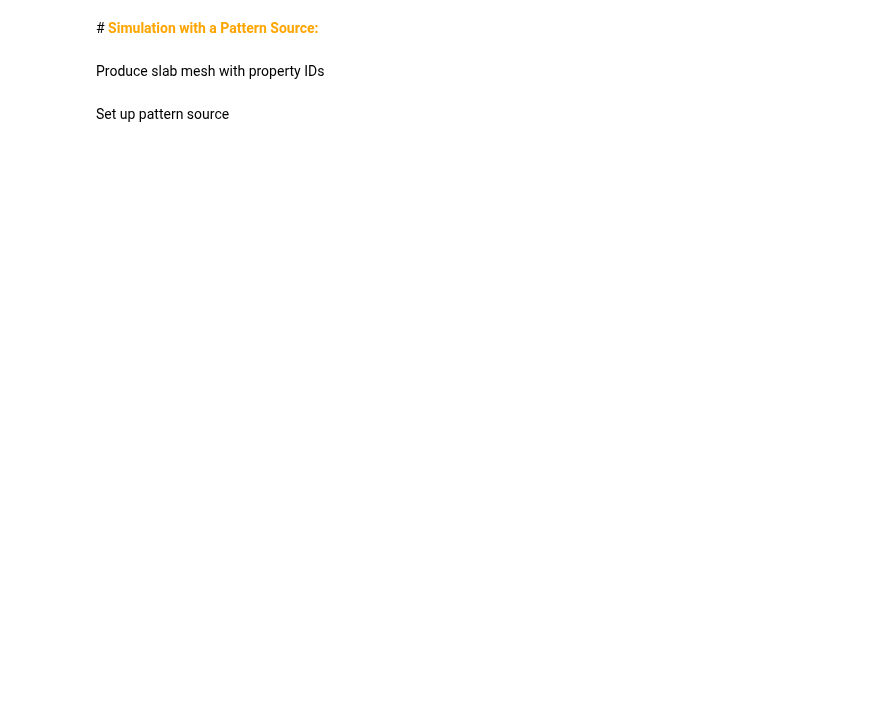
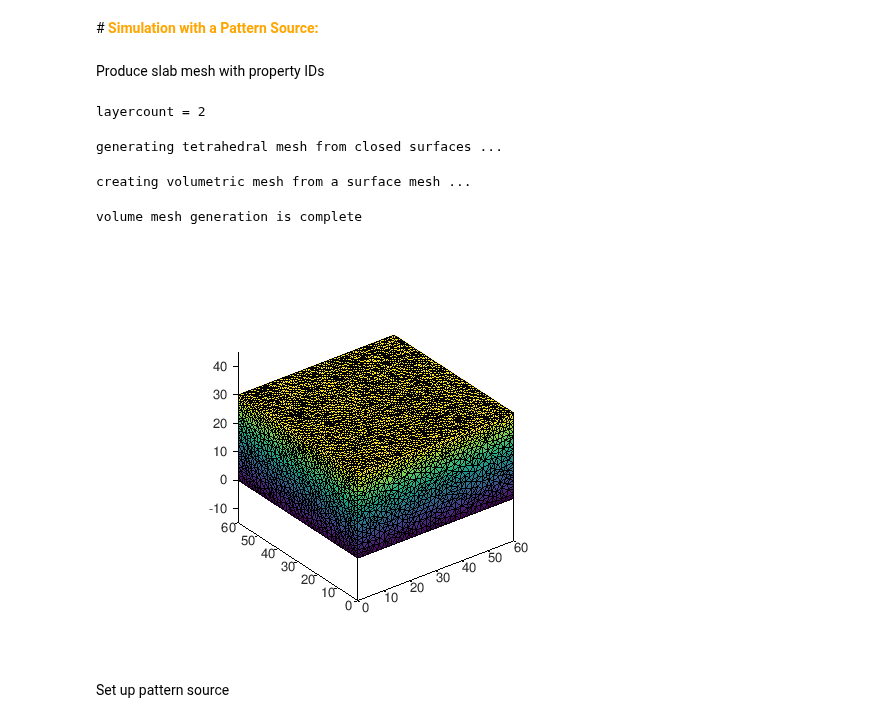
Before and after one commit to nzhang1218/MCX24Workshop, a Jupyter notebook: Training/MCX2024_2B_mmc_training.ipynb, the cells around one changed output. Saved outputs shown, nothing was run; the diff lists cells and outputs as text; code cells hidden in the pictures; blank space fills up the shorter version.

Commit message:
added documentation and interactive slider/display to pattern source simulation

```diff
--- a/Training/MCX2024_2B_mmc_training.ipynb
+++ b/Training/MCX2024_2B_mmc_training.ipynb
@@ -593,33 +623,41 @@ meshasphere()
 # %% [markdown]
 Produce slab mesh with property IDs
 # %%
+%%octave
+
 clear cfg;
 clear all;
 
 %% 2-layer mesh model
 
-layercount=3;
+layercount= 2 # @param {type:"slider", min:2, max:3, step:1}
 
 if(layercount==2)
     [node,face,c0]=latticegrid([0 60],[0 60],[0 25 30]);
     c0(:,4)=[2;1];   % maximum element size for bottom (label 1) and top (label 2) layers
 
     % simulate the optical properties of skull and gray-matter of a human brain model
     % see http://mcx.sourceforge.net/cgi-bin/index.cgi?MMC/Colin27AtlasMesh
     cfg.prop=[0 0 1 1;0.02 9.0, 0.89 1.37;0.019 7.8 0.89 1.37];
 else
     [node,face,c0]=latticegrid([0 60],[0 60],[0 20 25 30]); % if you like a 3-layer model
     c0(:,4)=[2;2;1];
     cfg.prop=[0 0 1 1;0.02 9.0, 0.89 1.37;0.004 0.009, 0.89 1.37;0.019 7.8 0.89 1.37];
 end
 [cfg.node,cfg.elem]=surf2mesh(node,face,[],[],1,[],c0);
 
 cfg.elemprop=cfg.elem(:,5);
 cfg.elem=cfg.elem(:,1:4);
 
+% plot the domain to check it
 figure;
-subplot(121);
 plotmesh(cfg.node,cfg.elem);
+# %% [output]
+layercount = 2
+generating tetrahedral mesh from closed surfaces ...
+creating volumetric mesh from a surface mesh ...
+volume mesh generation is complete
+[figure, added]
 # %% [markdown]
 Set up pattern source
 # %%
```
Also changed, not shown: parts of 9 cells of this notebook.
